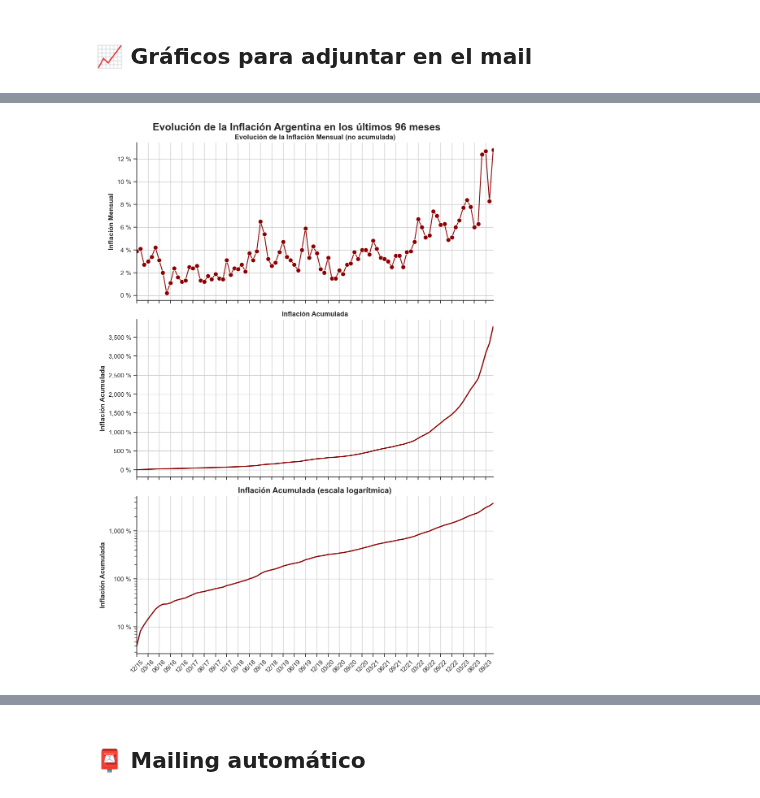
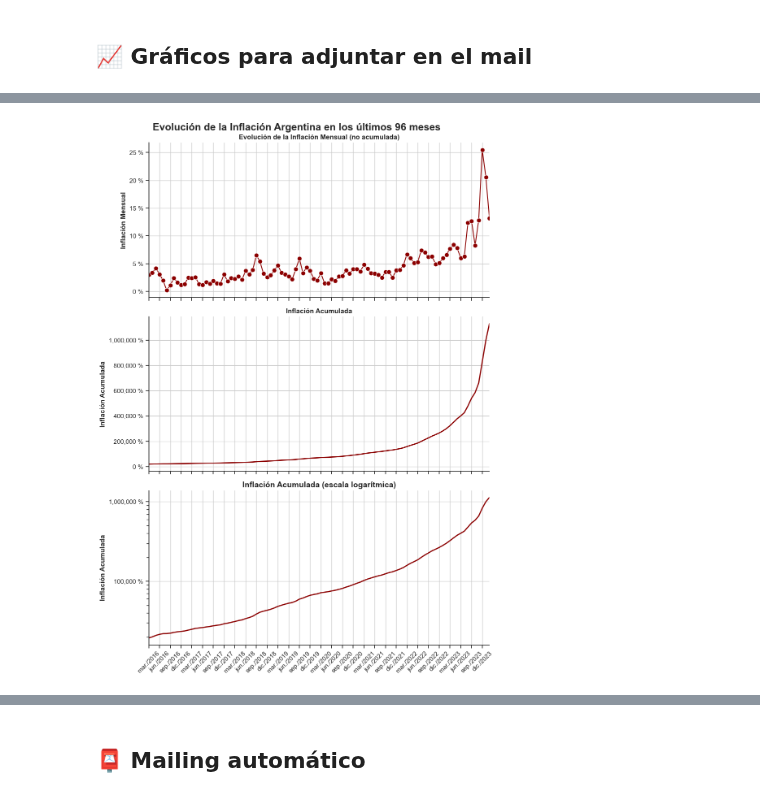
Before and after one commit to mauroemartinez/RPA-exchange-rate-scrapping-automatic-mailing, a Jupyter notebook: RPA_Tipos_de_Cambio_Mailing.ipynb, the cells around one changed output, grey strips where cells are left out. Cells and saved outputs as stored; diff of their text form; code cells hidden in the pictures.

```diff
--- a/RPA_Tipos_de_Cambio_Mailing.ipynb
+++ b/RPA_Tipos_de_Cambio_Mailing.ipynb
@@ -382,17 +377,49 @@ inflacion_df
 # %%
 # Tomamos sólo los últimos 96 meses (8 años)
 meses_ocho_años = 8 * 12
-inflacion_df = inflacion_df.tail(meses_ocho_años).copy()
+inflacion_df["Fecha"] = pd.to_datetime(inflacion_df["Fecha"], format="%Y-%m-%d").dt.strftime("%d/%m/%Y")
 
 #A la columna inflación la dividimos por 100 para que sea %, le sumamos 1 para poder multiplicar
 #Le aplicamos cumprod (multiplica acumuladamente) y le restamos el uno que sumamos para cada fila
 #Lo multiplicamos por 100 para que coincida con el formato del eje Y de antes
-inflacion_df["Inflación Agregada"] = ((inflacion_df["Inflación"]/100+1).cumprod()-1)*100
+
+# Inflación en ventanas de dos meses (bimestral)
+inflacion_df["Inflación Bimestral"] = (
+    (inflacion_df["Inflación Mensual"] / 100 + 1)
+    .rolling(window=2) # Trimestral
+    .apply(np.prod, raw=True)
+    - 1
+) * 100
+
+# Inflación en ventanas de tres meses (trimestral)
+inflacion_df["Inflación Trimestral"] = (
+    (inflacion_df["Inflación Mensual"] / 100 + 1)
+    .rolling(window=3) # Trimestral
+    .apply(np.prod, raw=True)
+    - 1
+) * 100
+
+# Calcula la inflación anual (12 meses)
+inflacion_df["Inflación Anual"] = (
+  (inflacion_df["Inflación Mensual"] / 100 + 1)
+  .rolling(window=12, min_periods=12)
+  .apply(np.prod, raw=True)
+  - 1
+) * 100
+
+inflacion_df["Inflación Agregada"] = (
+    (inflacion_df["Inflación Mensual"]/100+1)
+    .cumprod()-1
+)*100
+
+inflacion_df = inflacion_df.tail(meses_ocho_años).copy()
 
 # Imprimir tabla con formato en porcentaje
 inflacion_df.style.format(
     {
-        "Inflación": "{:.2f}%",
+        "Inflación Mensual": "{:.2f}%",
+        "Inflación Bimestral": "{:.2f}%",
+        "Inflación Trimestral": "{:.2f}%",
         "Inflación Agregada": "{:.2f}%"
     }
 )
@@ -649,6 +841,10 @@ plt.savefig(graficos_jpg)
 # %%
+# Para que los meses aparezcan en español
+locale.setlocale(locale.LC_TIME, 'es_ES.utf8')
+
 # Crear un subplot con tres gráficos verticales
 fig, axes = plt.subplots(3, 1, figsize=(10, 14), sharex=True)
+inflacion_df["Fecha"] = pd.to_datetime(inflacion_df["Fecha"], format="%d/%m/%Y").dt.strftime("%b/%Y")
 
 fig.suptitle(
     f"Evolución de la Inflación Argentina en los últimos {meses_ocho_años} meses",
@@ -659,7 +855,7 @@ fig.suptitle(
 # Gráfico inflación mensual NO ACUMULADA
 sns.lineplot(
     x="Fecha",
-    y="Inflación",
+    y="Inflación Mensual",
     data=inflacion_df,
     color="darkred",
     marker='o',
@@ -735,31 +931,31 @@ axes[2].set_xticklabels(inflacion_df.Fecha[::3], rotation=45)
 axes[2].set_xlim(0, meses_ocho_años - 1)
 axes[2].set_xlabel("")
 
 axes[2].set_title(
     "Inflación Acumulada (escala logarítmica)",
     fontweight="bold",
     fontsize=14
 )
 axes[2].set_ylabel(
     "Inflación Acumulada",
     fontweight="bold",
     fontsize=12
 )
 
 axes[2].yaxis.set_major_formatter(FuncFormatter("{:,.0f} %".format))
 axes[2].grid(True)
 sns.despine()
 
 # Ajustar el espaciado entre los gráficos
 plt.tight_layout()
 
 # Guardamos el gráfico como imagen .jpg para enviarla por mail
 fig.tight_layout(pad=1)
 
 inflacion_jpg = "Gráficos Inflación.jpg"
 plt.savefig(inflacion_jpg)
 
 # Mostrar el gráfico
 plt.show()
 # %% [output]
-[figure, old version]
+[figure, new version]
```
Also changed, not shown: parts of 20 cells of this notebook.
